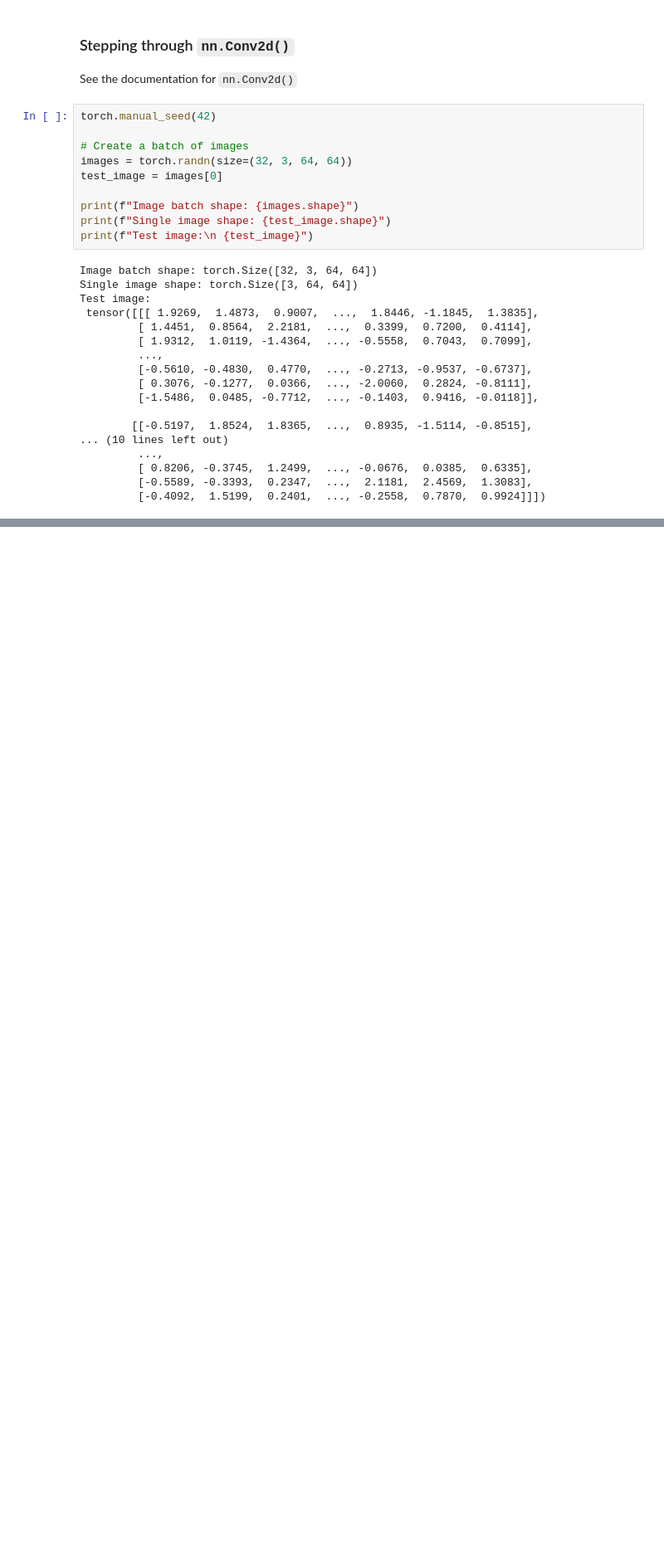
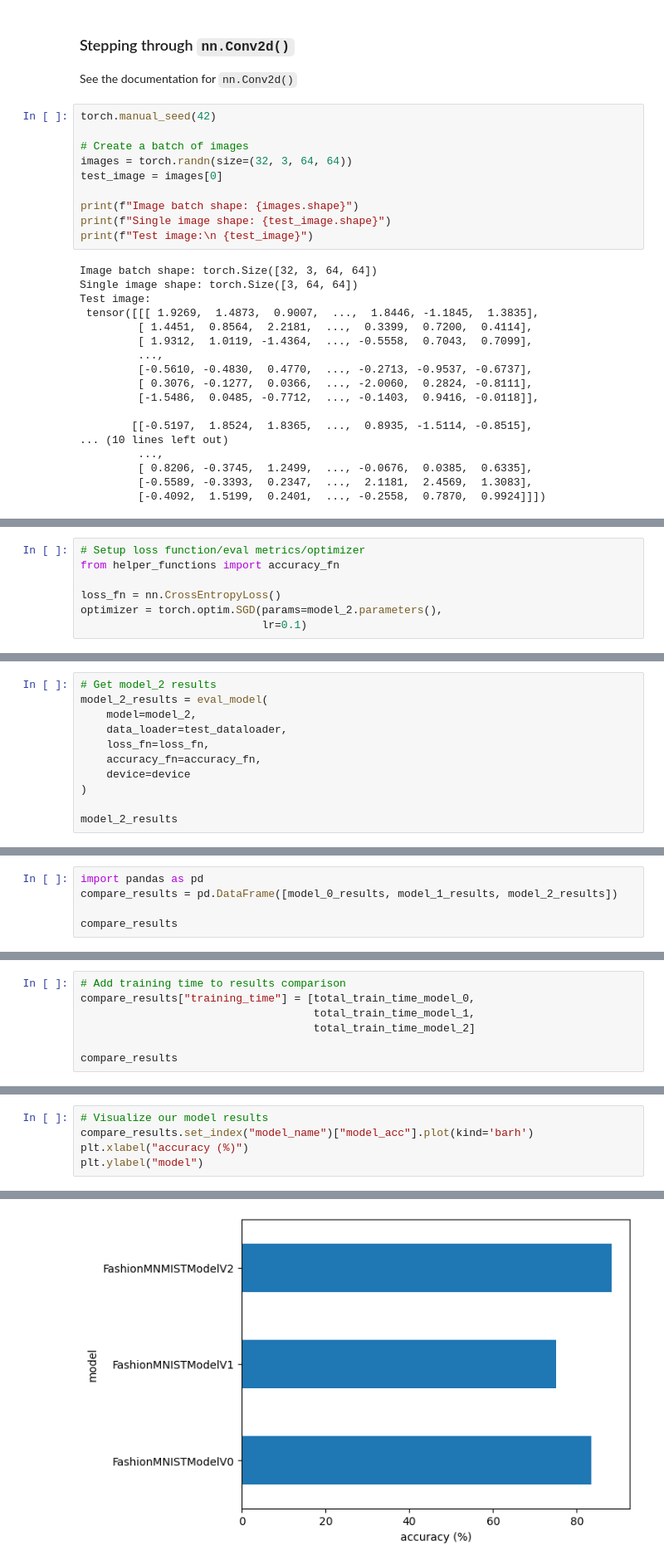
Before and after one commit to MuhammedUmerNazir/pytorch_code_snippets, a Jupyter notebook: 03_torch_computer_vision.ipynb, the cells around one changed output, grey strips where cells are left out. Shown: that part at 83% size. Drawn from its saved outputs; the diff is of its cells as text; blank space fills up the shorter version.

```diff
--- a/03_torch_computer_vision.ipynb
+++ b/03_torch_computer_vision.ipynb
@@ -912,0 +993,7 @@ torch.Size([1, 10, 62, 62])
+# %%
+# Setup loss function/eval metrics/optimizer
+from helper_functions import accuracy_fn
+
+loss_fn = nn.CrossEntropyLoss()
+optimizer = torch.optim.SGD(params=model_2.parameters(),
+                            lr=0.1)
@@ -912,0 +1050,11 @@ torch.Size([1, 10, 62, 62])
+# %%
+# Get model_2 results
+model_2_results = eval_model(
+    model=model_2,
+    data_loader=test_dataloader,
+    loss_fn=loss_fn,
+    accuracy_fn=accuracy_fn,
+    device=device
+)
+
+model_2_results
@@ -912,0 +1073,5 @@ torch.Size([1, 10, 62, 62])
+# %%
+import pandas as pd
+compare_results = pd.DataFrame([model_0_results, model_1_results, model_2_results])
+
+compare_results
@@ -912,0 +1083,7 @@ torch.Size([1, 10, 62, 62])
+# %%
+# Add training time to results comparison
+compare_results["training_time"] = [total_train_time_model_0,
+                                    total_train_time_model_1,
+                                    total_train_time_model_2]
+
+compare_results
@@ -912,0 +1095,6 @@ torch.Size([1, 10, 62, 62])
+# %%
+# Visualize our model results
+compare_results.set_index("model_name")["model_acc"].plot(kind='barh')
+plt.xlabel("accuracy (%)")
+plt.ylabel("model")
+# %% [output]
@@ -912,0 +1102 @@ torch.Size([1, 10, 62, 62])
+[figure, added]
```
Also changed, not shown: parts of 31 cells of this notebook.
